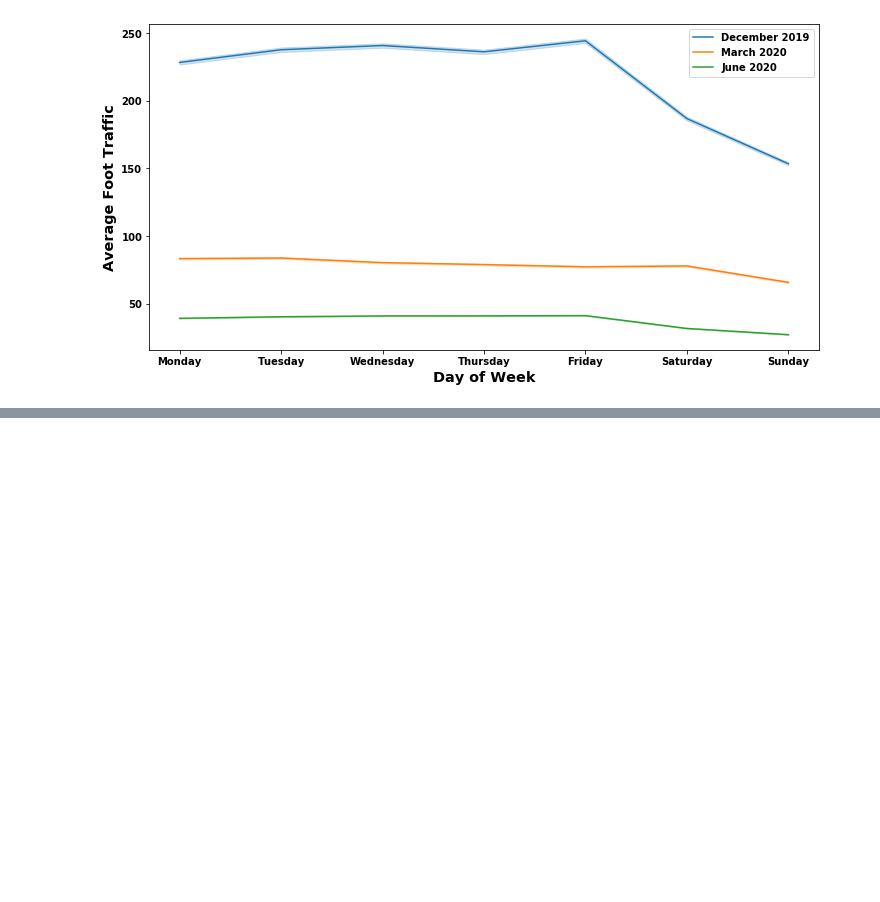
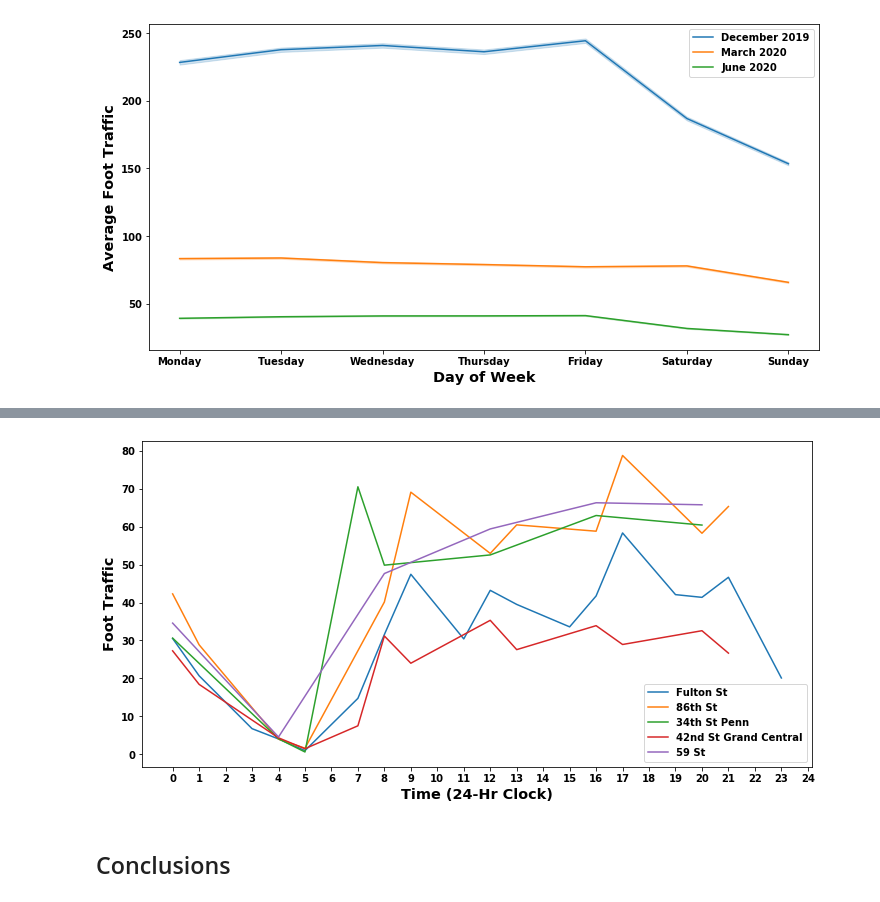
Before and after one commit to manyshapes/MTA-Ridership-Time-Analysis, a Jupyter notebook: FootTraffic Calculation Final.ipynb, the cells around one changed output, grey strips where cells are left out. Saved outputs shown, nothing was run; the diff lists cells and outputs as text; code cells hidden in the pictures; blank space fills up the shorter version.

Commit message:
Added hourly top 5 visualization

```diff
--- a/FootTraffic Calculation Final.ipynb
+++ b/FootTraffic Calculation Final.ipynb
@@ -349,0 +403,43 @@ plt.legend(['December 2019', 'March 2020', 'June 2020']);
+# %%
+plt.figure(figsize=[12, 6])
+font = {'family': 'sans-serif', 'weight': 'bold'}
+plt.rc('font', **font)
+
+# Fulton data
+sns.lineplot(x = 'HOUR', y = 'DIFF_FOOTTRAFFIC',
+                     data = hourlyFul,
+                     palette = "colorblind")
+
+# 86th data
+sns.lineplot(x = 'HOUR', y = 'DIFF_FOOTTRAFFIC',
+                     data = hourly86,
+                     palette = "caolorblind")
+
+# Penn data
+sns.lineplot(x = 'HOUR', y = 'DIFF_FOOTTRAFFIC',
+                     data = hourlyPenn,
+                     palette = "colorblind")
+
+# 42nd data
+ax1 = sns.lineplot(x = 'HOUR', y = 'DIFF_FOOTTRAFFIC',
+                  data = hourly42,
+                  palette = "colorblind",)
+
+# 59 data
+sns.lineplot(x = 'HOUR', y = 'DIFF_FOOTTRAFFIC',
+                     data = hourly59,
+                     palette = "colorblind")
+
+ax1.set_xlabel('Time (24-Hr Clock)', fontdict=font, fontsize='x-large')
+ax1.set_ylabel('Foot Traffic', fontdict=font, fontsize='x-large')
+
+plt.legend(['Fulton St', '86th St', '34th St Penn', '42nd St Grand Central', '59 St' ], loc='lower right')
+plt.xticks(rotation=0)
+plt.xticks(np.arange(0, 25, 1.0))
+
+### PLOTTING CODE IS BELOW. UNCOMMENT TO USE ###
+plt.savefig('hourlytop5_traffic.png', dpi = 300)
+# %% [output]
+[figure, added]
+# %% [markdown]
+## Conclusions
```
Also changed, not shown: parts of 5 cells of this notebook.
